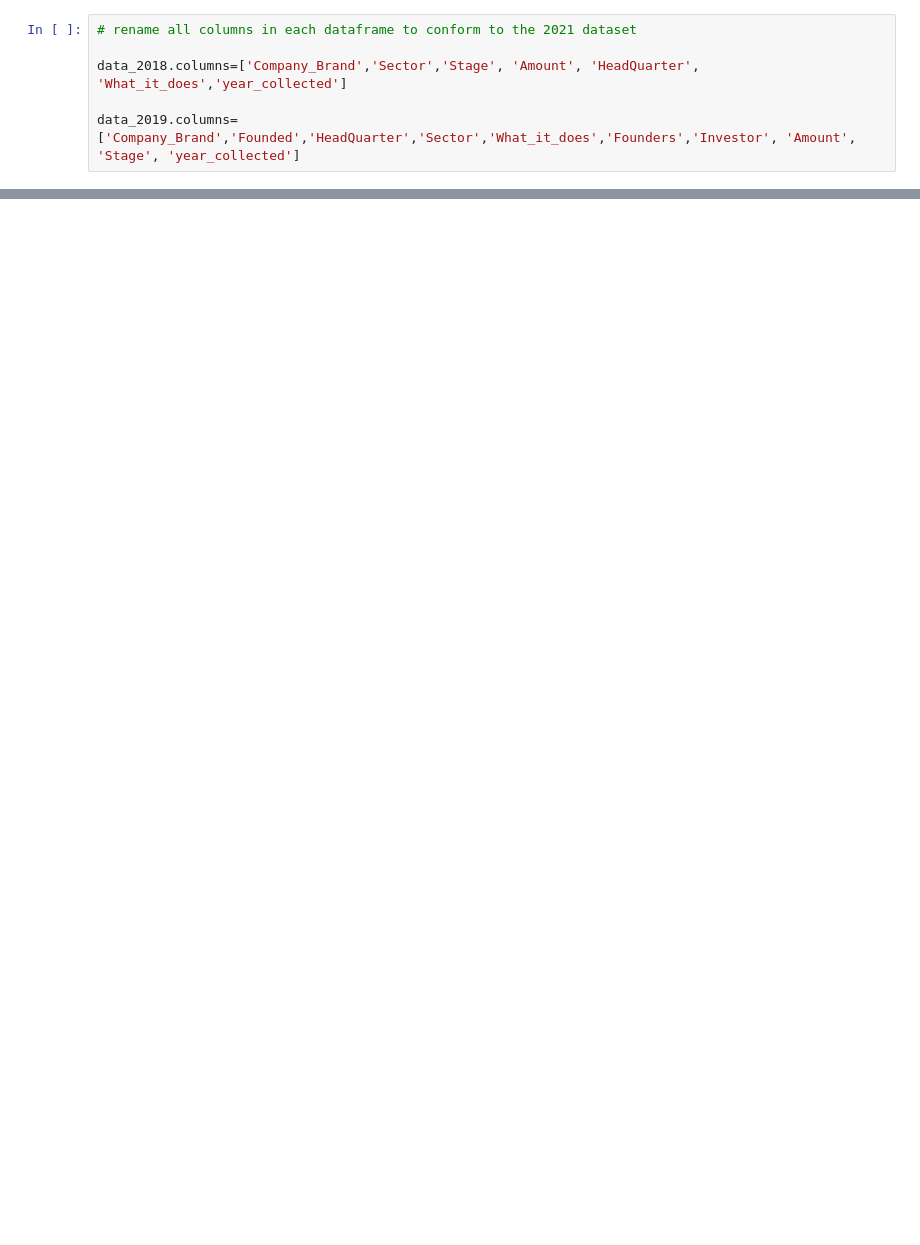
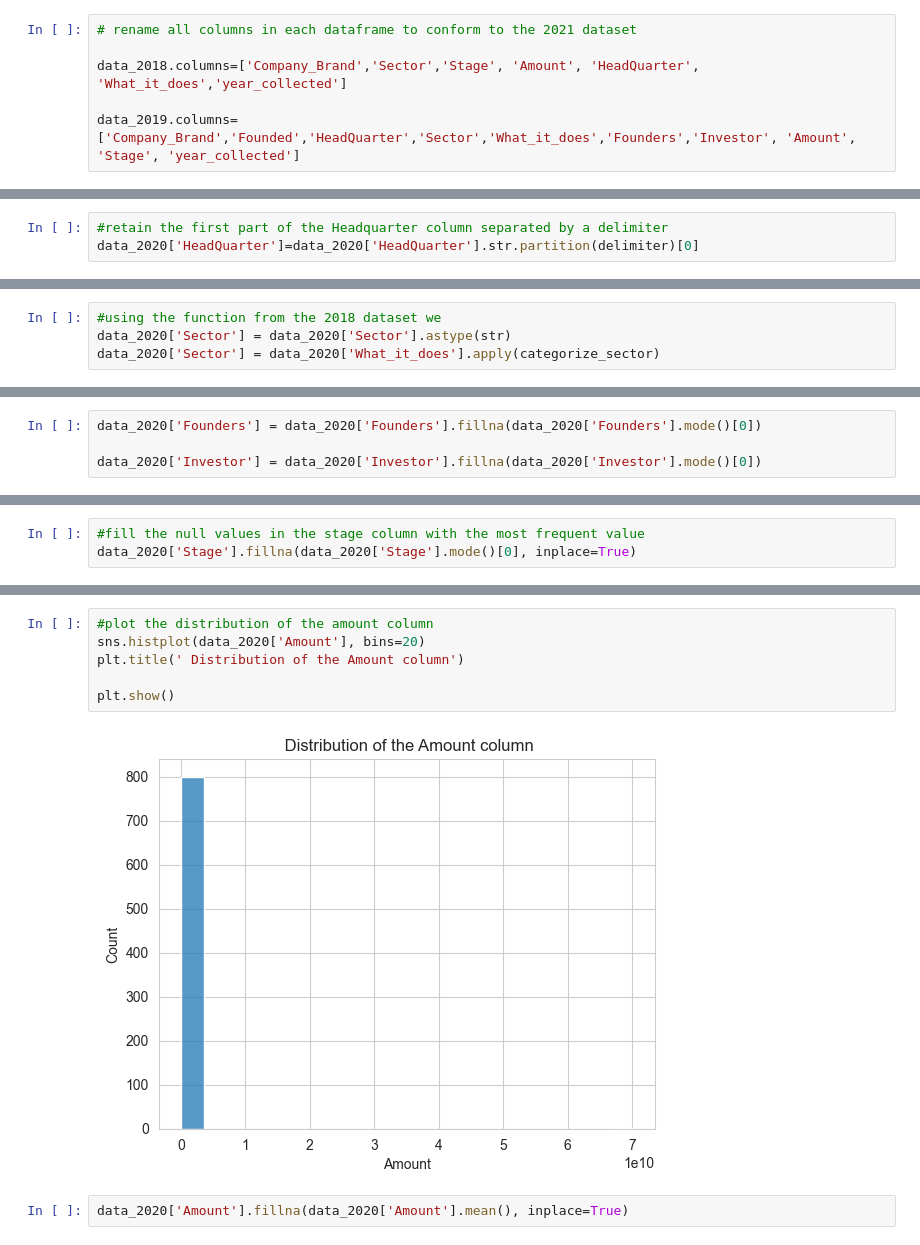
Before and after one commit to noemie-wanjiru/startup-funding-analysis, a Jupyter notebook: main.ipynb, the cells around one changed output, grey strips where cells are left out. Saved outputs shown, nothing was run; the diff lists cells and outputs as text; blank space fills up the shorter version.

```diff
--- a/main.ipynb
+++ b/main.ipynb
@@ -157,0 +668,3 @@ df.head()
+# %%
+#retain the first part of the Headquarter column separated by a delimiter
+data_2020['HeadQuarter']=data_2020['HeadQuarter'].str.partition(delimiter)[0]
@@ -157,0 +673,4 @@ df.head()
+# %%
+#using the function from the 2018 dataset we
+data_2020['Sector'] = data_2020['Sector'].astype(str)
+data_2020['Sector'] = data_2020['What_it_does'].apply(categorize_sector)
@@ -157,0 +679,4 @@ df.head()
+# %%
+data_2020['Founders'] = data_2020['Founders'].fillna(data_2020['Founders'].mode()[0])
+
+data_2020['Investor'] = data_2020['Investor'].fillna(data_2020['Investor'].mode()[0])
@@ -157,0 +698,3 @@ df.head()
+# %%
+#fill the null values in the stage column with the most frequent value
+data_2020['Stage'].fillna(data_2020['Stage'].mode()[0], inplace=True)
@@ -157,0 +723,10 @@ df.head()
+# %%
+#plot the distribution of the amount column
+sns.histplot(data_2020['Amount'], bins=20)
+plt.title(' Distribution of the Amount column')
+
+plt.show()
+# %% [output]
+[figure, added]
+# %%
+data_2020['Amount'].fillna(data_2020['Amount'].mean(), inplace=True)
```
Also changed, not shown: parts of 174 cells of this notebook, 4 other files.
